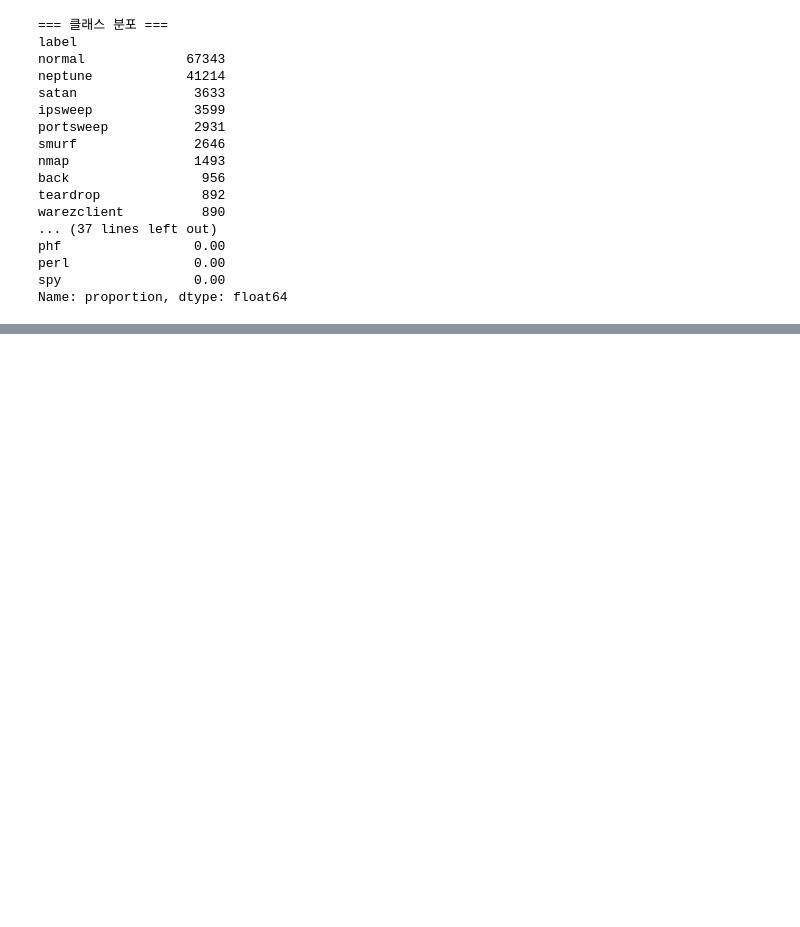
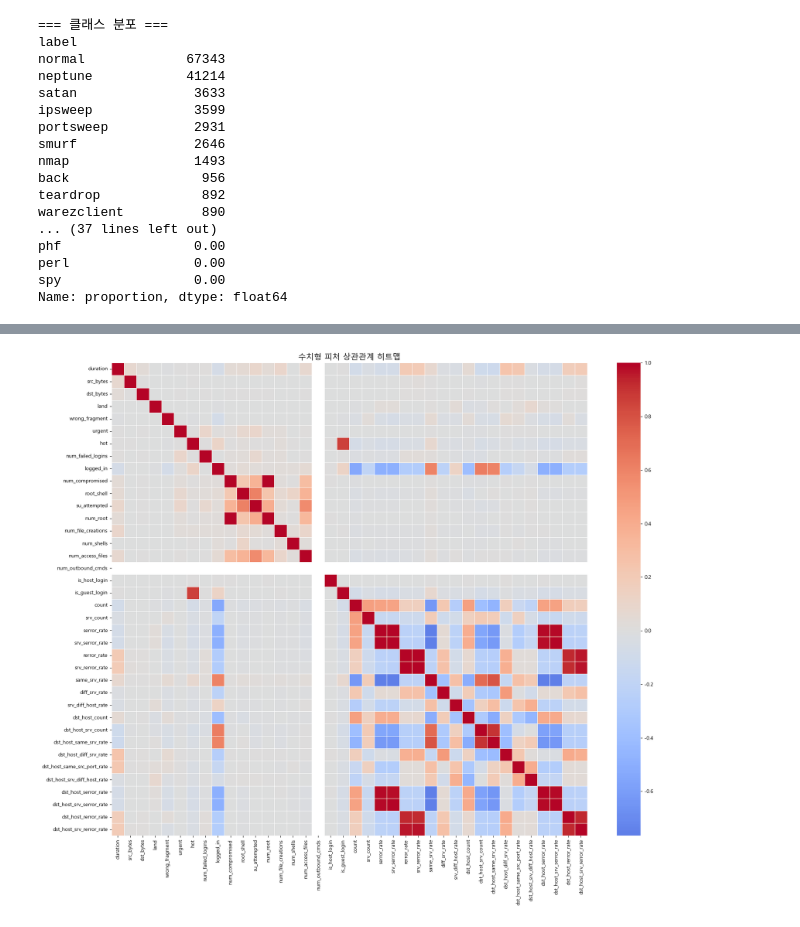
Before and after one commit to eunjin0468/ids-ml, a Jupyter notebook: 01.EDA.ipynb, the cells around one changed output, grey strips where cells are left out. Drawn from its saved outputs; the diff is of its cells as text; code cells hidden in the pictures; blank space fills up the shorter version.

```diff
--- a/01.EDA.ipynb
+++ b/01.EDA.ipynb
@@ -95,0 +173,6 @@ Name: proportion, dtype: float64
+# %%
+# 7. 수치형 피처 기초 통계
+numerical_features = [col for col in numerical if col != 'difficulty'] # difficulty 컬럼 제외 (탐지 난이도 점수로서, 실제 네트워크에서는 존재하지 않는 값)
+
+print("=== 수치형 피처 기초 통계 ===")
+train_df[numerical_features].describe()
@@ -95,0 +191,18 @@ Name: proportion, dtype: float64
+# %%
+# 8. 상관관계 히트맵
+plt.figure(figsize=(18, 15))
+corr_matrix = train_df[numerical_features].corr()
+
+sns.heatmap(
+    corr_matrix,
+    cmap='coolwarm',
+    center=0,
+    linewidths=0.5,
+    annot=False
+)
+
+plt.title('수치형 피처 상관관계 히트맵', fontsize=15)
+plt.tight_layout()
+plt.show()
+# %% [output]
+[figure, added]
```
Also changed, not shown: parts of 9 cells of this notebook.
